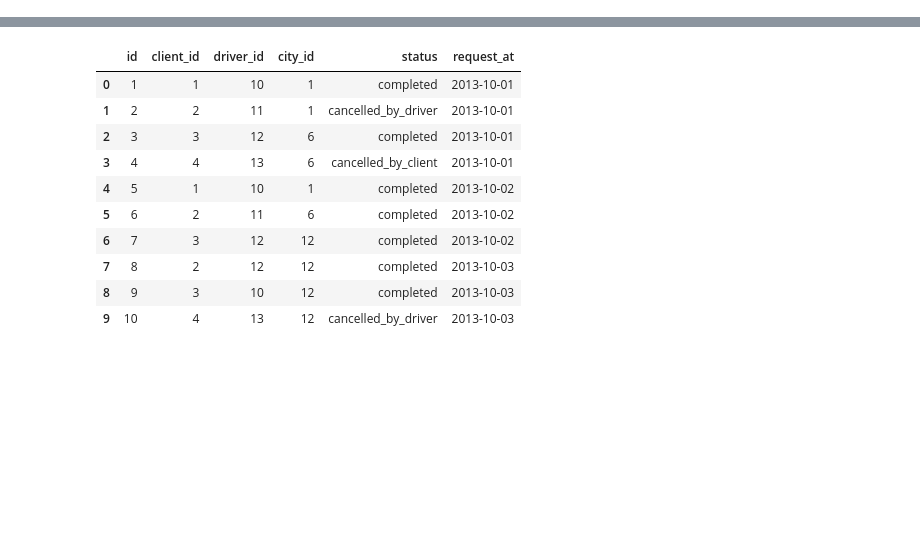
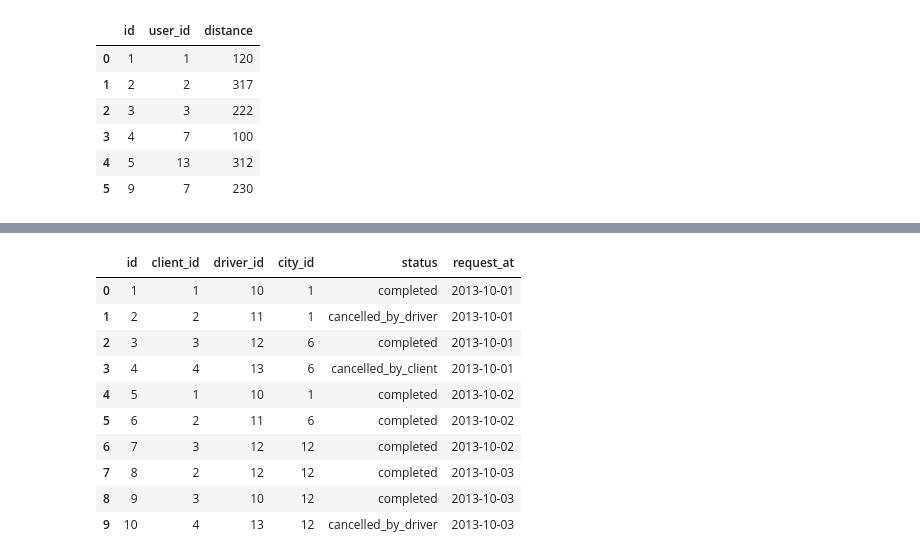
Before and after one commit to jjoseph-anderson/LeetCode, a Jupyter notebook: Rough_Work.ipynb, the cells around one changed output, grey strips where cells are left out. Saved outputs shown, nothing was run; the diff lists cells and outputs as text; code cells hidden in the pictures; blank space fills up the shorter version.

```diff
--- a/Rough_Work.ipynb
+++ b/Rough_Work.ipynb
@@ -13,0 +22,10 @@ rides = pd.DataFrame({
+# %%
+rides
+# %% [output]
+|  | id | user_id | distance |
+| 0 | 1 | 1 | 120 |
+| 1 | 2 | 2 | 317 |
+| 2 | 3 | 3 | 222 |
+| 3 | 4 | 7 | 100 |
+| 4 | 5 | 13 | 312 |
+| 5 | 9 | 7 | 230 |
```
Also changed, not shown: parts of 4 cells of this notebook.
